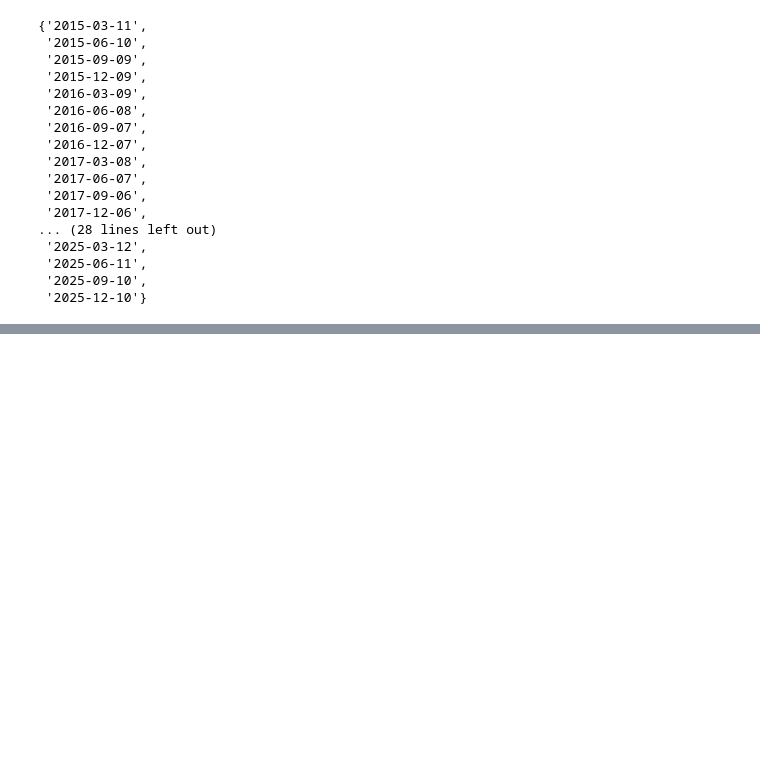
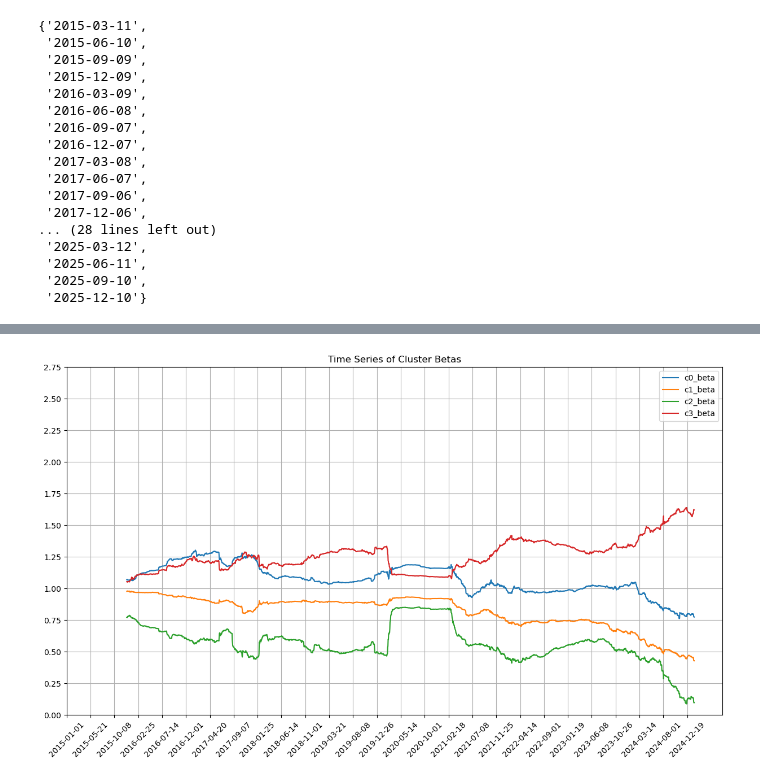
Before and after one commit to tryt0c0de/IAQF_STRAT, a Jupyter notebook: beta_testing.ipynb, the cells around one changed output, grey strips where cells are left out. Cells and saved outputs as stored; diff of their text form; code cells hidden in the pictures; blank space fills up the shorter version.

```diff
--- a/beta_testing.ipynb
+++ b/beta_testing.ipynb
@@ -796,0 +567,17 @@ c3     0.112752  -0.040241   0.000175  0.629944
+# %%
+# Plotting beta time-series of clusters
+plotting_df = spx_cluster_df[[f"{ticker}_beta" for ticker in cluster_tickers]]
+plotting_df.index = ms_df.index
+
+plt.figure(figsize=(15, 8))
+
+for column in plotting_df.columns:
+    plt.plot(plotting_df.index, plotting_df[column], label=column)
+
+plt.title("Time Series of Cluster Betas")
+plt.xticks(plotting_df.index[::100], rotation=45)
+plt.yticks([i/4 for i in range(12)])
+plt.grid()
+plt.legend();
+# %% [output]
+[figure, added]
```
Also changed, not shown: parts of 60 cells of this notebook.
